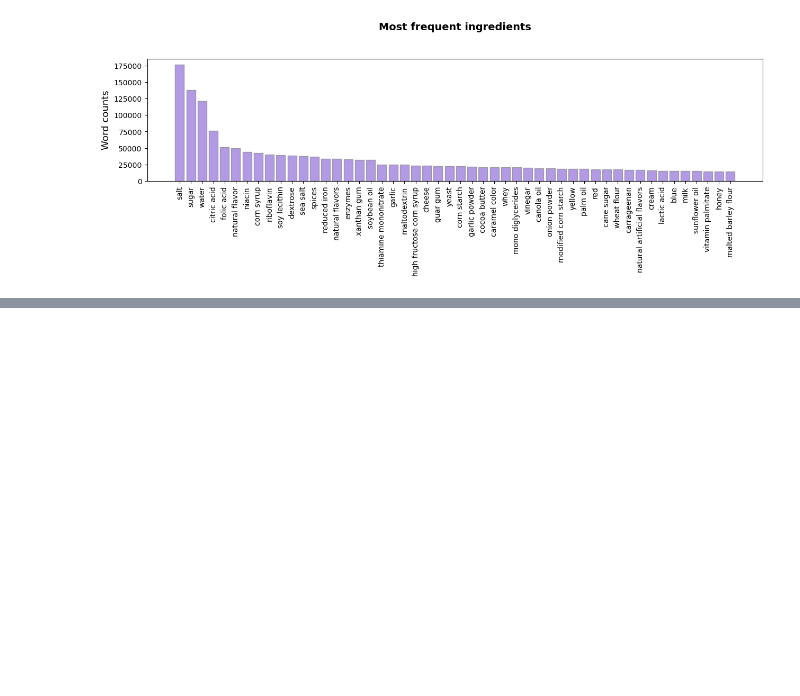
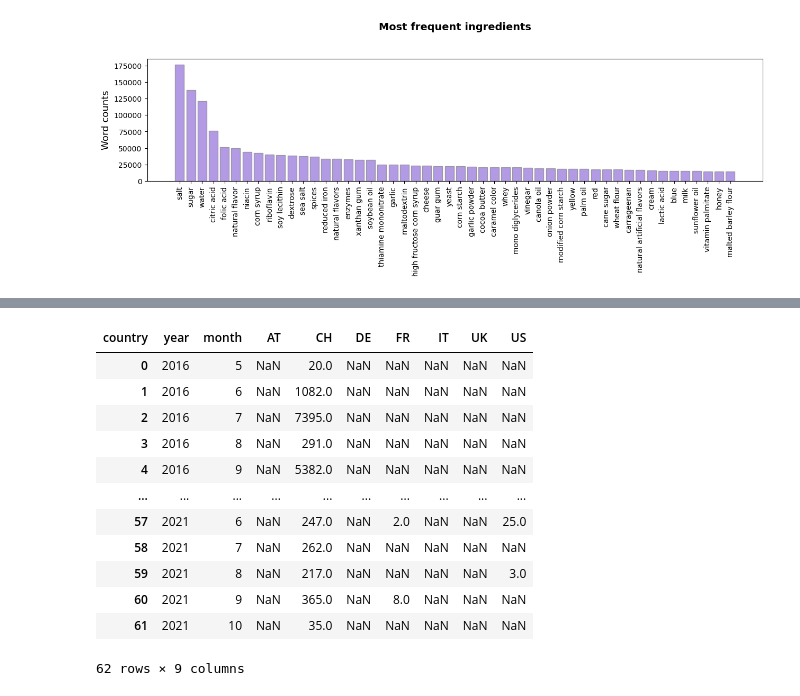
Before and after one commit to FlorieG/Machine_Learning_EPFL-extension-school, a Jupyter notebook: Course#2 Data Analysis/Project_C2.ipynb, the cells around one changed output, grey strips where cells are left out. Cells and saved outputs as stored; diff of their text form; code cells hidden in the pictures; blank space fills up the shorter version.

```diff
--- a/Course#2 Data Analysis/Project_C2.ipynb
+++ b/Course#2 Data Analysis/Project_C2.ipynb
@@ -1369,0 +1441,17 @@ plt.show()
+# %%
+df_count_per_month = pd.pivot_table(count_per_month, values='counts',  index=['year', 'month'], columns=['country'], aggfunc="sum").reset_index()
+df_count_per_month
+# %% [output]
+| country | year | month | AT | CH | DE | FR | IT | UK | US |
+| 0 | 2016 | 5 | NaN | 20.0 | NaN | NaN | NaN | NaN | NaN |
+| 1 | 2016 | 6 | NaN | 1082.0 | NaN | NaN | NaN | NaN | NaN |
+| 2 | 2016 | 7 | NaN | 7395.0 | NaN | NaN | NaN | NaN | NaN |
+| 3 | 2016 | 8 | NaN | 291.0 | NaN | NaN | NaN | NaN | NaN |
+| 4 | 2016 | 9 | NaN | 5382.0 | NaN | NaN | NaN | NaN | NaN |
+| ... | ... | ... | ... | ... | ... | ... | ... | ... | ... |
+| 57 | 2021 | 6 | NaN | 247.0 | NaN | 2.0 | NaN | NaN | 25.0 |
+| 58 | 2021 | 7 | NaN | 262.0 | NaN | NaN | NaN | NaN | NaN |
+| 59 | 2021 | 8 | NaN | 217.0 | NaN | NaN | NaN | NaN | 3.0 |
+| 60 | 2021 | 9 | NaN | 365.0 | NaN | 8.0 | NaN | NaN | NaN |
+| 61 | 2021 | 10 | NaN | 35.0 | NaN | NaN | NaN | NaN | NaN |
+62 rows × 9 columns
```
Also changed, not shown: parts of 21 cells of this notebook, 18 other files.
